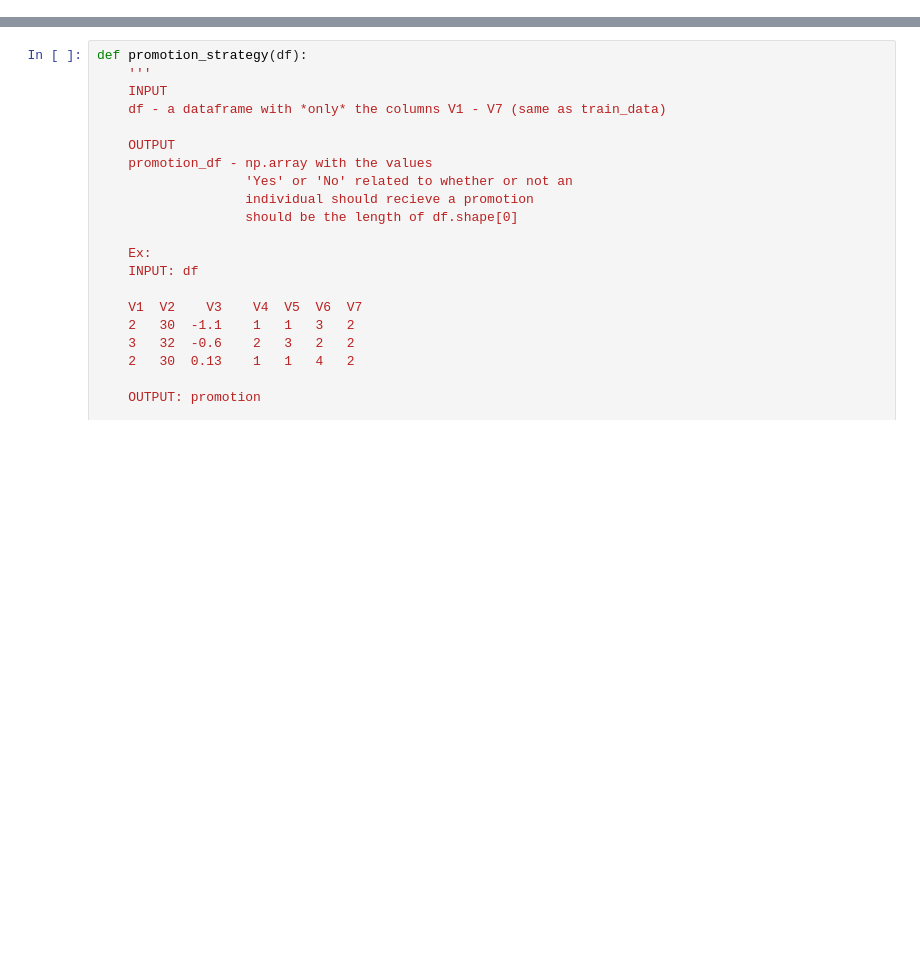
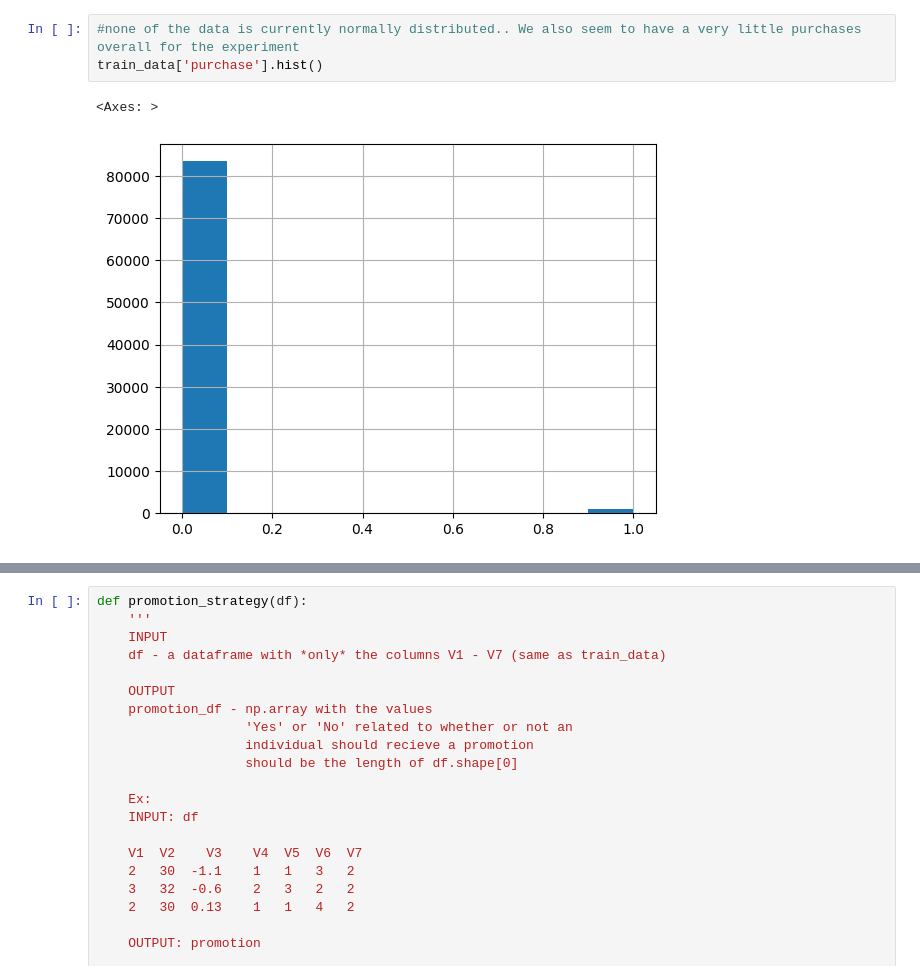
Before and after one commit to aurora-nat/Udacity_Starbucks_Portfolio, a Jupyter notebook: Starbucks.ipynb, the cells around one changed output, grey strips where cells are left out. Saved outputs shown, nothing was run; the diff lists cells and outputs as text; blank space fills up the shorter version.

```diff
--- a/Starbucks.ipynb
+++ b/Starbucks.ipynb
@@ -79,0 +90,6 @@ train_data.head()
+# %%
+#none of the data is currently normally distributed.. We also seem to have a very little purchases overall for the experiment
+train_data['purchase'].hist()
+# %% [output]
+<Axes: >
+[figure, added]
```
Also changed, not shown: parts of 17 cells of this notebook, 1 other file.
